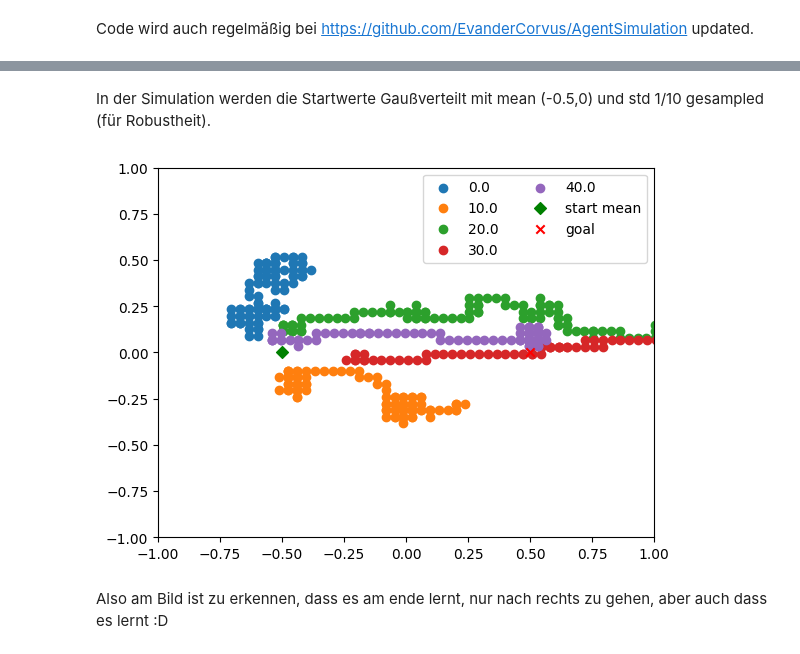
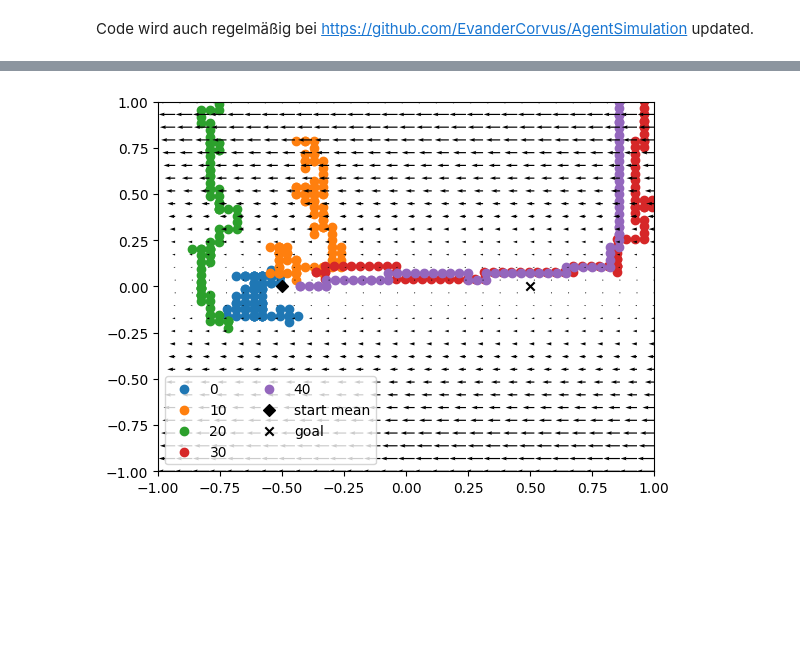
Before and after one commit to EvanderCorvus/AgentSimulation, a Jupyter notebook: main.ipynb, the cells around one changed output, grey strips where cells are left out. Drawn from its saved outputs; the diff is of its cells as text; code cells hidden in the pictures; blank space fills up the shorter version.

```diff
--- a/main.ipynb
+++ b/main.ipynb
@@ -16,7 +13,7 @@ Jede Episode hat eine vorgegebene anzahl an schritten, und ein Agent wird über
 # %%
 #hyperparameters
-batch_size = 256
-epoch = 40
+batch_size = 512
+epoch = 50
 t_update = 10
 g = 0.6
 max_steps = 100
@@ -107,16 +122,16 @@ def episode(agent,t_agent,t_update, max_steps,g,optimizer,e):
         state2 = tr.stack([agent.x, agent.y, -tr.abs(agent.y), tr.zeros(agent.x.shape[0],dtype=tr.float).to(device)],dim=1) #state
         Q2 = t_agent.forward(state2)#.transpose(0,1)) #Q value of target agent
 
-        F = tr.stack([-agent.y,tr.zeros(agent.y.shape,dtype=tr.float).to(device)]).to(device)
+        F = tr.stack([-tr.abs(agent.y),tr.zeros(agent.y.shape).to(device)]).to(device)
 
         maxQ1 = tr.max(Q1,dim=1)[0]
         maxQ2 = tr.max(Q2,dim=1)[0]
 
-        target = R(agent.x, agent.y, F, Q1) + g*maxQ2 #target Q value
+        #target Q value
+        target = agent.R(F, Q1) + g*maxQ2
+
         criterion = nn.MSELoss()
-
-        loss = criterion(target,maxQ1) #custom_loss(target,tr.max(Q1,dim=1)[0])      #loss
-
+        loss = criterion(target,maxQ1) #loss
 
         #backpropagate
         loss.backward()
@@ -135,41 +150,43 @@ def episode(agent,t_agent,t_update, max_steps,g,optimizer,e):
 
 
     return X,Y
-# %% [markdown]
-In der Simulation werden die Startwerte Gaußverteilt mit mean (-0.5,0) und std 1/10 gesampled (für Robustheit).
 # %%
 #Simulation
 mu, sig = -0.5, 0.1
 x = tr.randn(batch_size, dtype=tr.float).to(device)*sig + mu
 y = tr.randn(batch_size, dtype=tr.float).to(device)*sig
-agent = Agent(x,y).to(device)
+agent = Agent(x,y,1,1).to(device)
 
-t_agent = Agent(x,y).to(device)
+t_agent = Agent(x,y,1,1).to(device)
 t_agent.load_state_dict(agent.state_dict()) #copies weights from agent to t_agent
 t_agent.eval()
 
 
 optimizer = tr.optim.Adam(agent.parameters(), lr=0.001)
 
 for i in range(epoch):
     e =1-i/epoch
     X,Y = episode(agent, t_agent, t_update = t_update, max_steps = max_steps, g=g, optimizer=optimizer,e=e)
     agent.x = tr.randn(batch_size, dtype=tr.float).to(device)*sig + mu
     agent.y = tr.randn(batch_size, dtype=tr.float).to(device)*sig
 
 
     if i%10 == 0:
         x,y = X[0].detach().to('cpu').numpy(),Y[0].detach().to('cpu').numpy()
         plt.scatter(x,y,label=int(i))#,c=np.arange(len(x)),cmap='viridis')
 
 
+X1,Y1 = np.meshgrid(np.linspace(-1,1,30),np.linspace(-1,1,30))
+U=-np.abs(Y1)
+V=np.zeros(U.shape)
+plt.quiver(X1,Y1,U,V)
+
+
 plt.xlim(-1,1)
 plt.ylim(-1,1)
-plt.scatter(-0.5,0,c='g',label='start mean',marker='D')
-plt.scatter(0.5,0,c='r',label='goal',marker='x')
+plt.scatter(-0.5,0,c='black',label='start mean',marker='D')
+plt.scatter(0.5,0,c='black',label='goal',marker='x')
 plt.legend(ncol=2,loc='best')
 plt.show()
 # %% [output]
-[figure, old version]
+[figure, new version]
-# %% [markdown]
-Also am Bild ist zu erkennen, dass es am ende lernt, nur nach rechts zu gehen, aber auch dass es lernt :D
```
Also changed, not shown: parts of 4 cells of this notebook.
